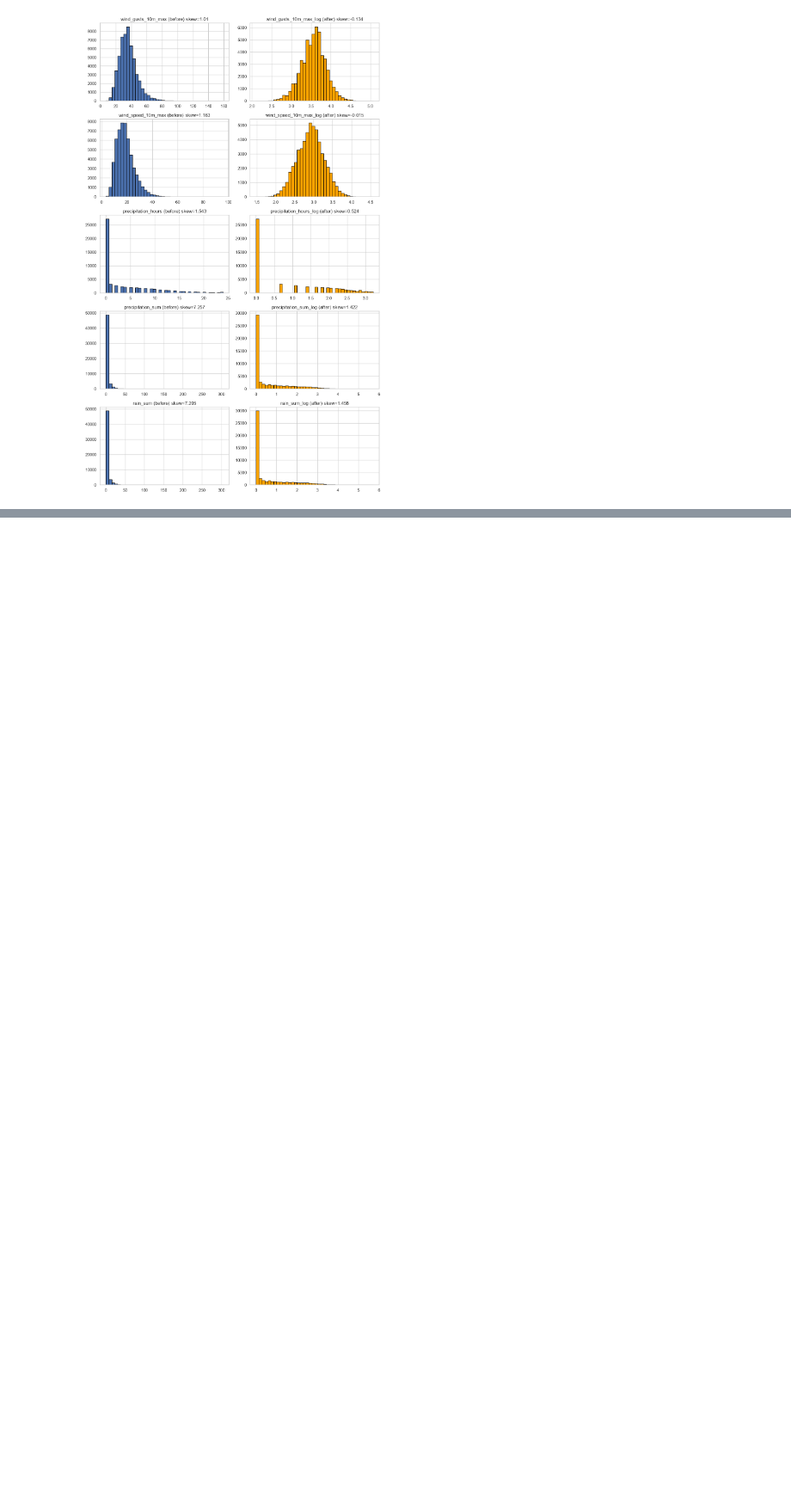
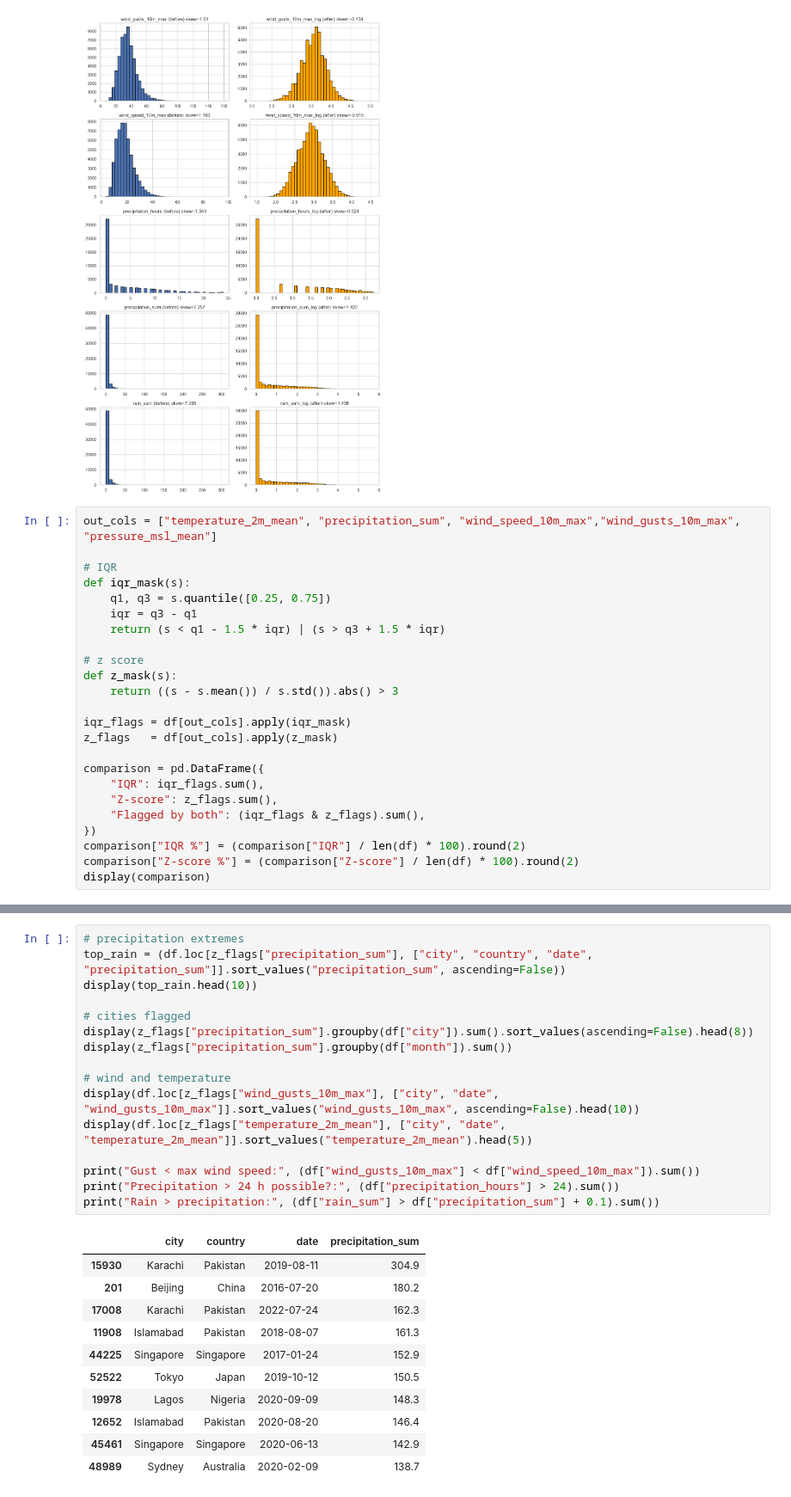
Before and after one commit to l250006/Weather-Data-Analyzer-, a Jupyter notebook: weather_analysis.ipynb, the cells around one changed output, grey strips where cells are left out. Shown at 86% size. Drawn from its saved outputs; the diff is of its cells as text; blank space fills up the shorter version.

```diff
--- a/weather_analysis.ipynb
+++ b/weather_analysis.ipynb
@@ -628,3 +628,27 @@ plt.tight_layout()
 plt.show()
 # %% [output]
 [figure]
+# %%
+out_cols = ["temperature_2m_mean", "precipitation_sum", "wind_speed_10m_max","wind_gusts_10m_max", "pressure_msl_mean"]
+
+# IQR
+def iqr_mask(s):
+    q1, q3 = s.quantile([0.25, 0.75])
+    iqr = q3 - q1
+    return (s < q1 - 1.5 * iqr) | (s > q3 + 1.5 * iqr)
+
+# z score
+def z_mask(s):
+    return ((s - s.mean()) / s.std()).abs() > 3
+
+iqr_flags = df[out_cols].apply(iqr_mask)
+z_flags   = df[out_cols].apply(z_mask)
+
+comparison = pd.DataFrame({
+    "IQR": iqr_flags.sum(),
+    "Z-score": z_flags.sum(),
+    "Flagged by both": (iqr_flags & z_flags).sum(),
+})
+comparison["IQR %"] = (comparison["IQR"] / len(df) * 100).round(2)
+comparison["Z-score %"] = (comparison["Z-score"] / len(df) * 100).round(2)
+display(comparison)
@@ -630,0 +662,28 @@ plt.show()
+# %%
+# precipitation extremes
+top_rain = (df.loc[z_flags["precipitation_sum"], ["city", "country", "date", "precipitation_sum"]].sort_values("precipitation_sum", ascending=False))
+display(top_rain.head(10))
+
+# cities flagged
+display(z_flags["precipitation_sum"].groupby(df["city"]).sum().sort_values(ascending=False).head(8))
+display(z_flags["precipitation_sum"].groupby(df["month"]).sum())
+
+# wind and temperature
+display(df.loc[z_flags["wind_gusts_10m_max"], ["city", "date", "wind_gusts_10m_max"]].sort_values("wind_gusts_10m_max", ascending=False).head(10))
+display(df.loc[z_flags["temperature_2m_mean"], ["city", "date", "temperature_2m_mean"]].sort_values("temperature_2m_mean").head(5))
+
+print("Gust < max wind speed:", (df["wind_gusts_10m_max"] < df["wind_speed_10m_max"]).sum())
+print("Precipitation > 24 h possible?:", (df["precipitation_hours"] > 24).sum())
+print("Rain > precipitation:", (df["rain_sum"] > df["precipitation_sum"] + 0.1).sum())
+# %% [output]
+|  | city | country | date | precipitation_sum |
+| 15930 | Karachi | Pakistan | 2019-08-11 | 304.9 |
+| 201 | Beijing | China | 2016-07-20 | 180.2 |
+| 17008 | Karachi | Pakistan | 2022-07-24 | 162.3 |
+| 11908 | Islamabad | Pakistan | 2018-08-07 | 161.3 |
+| 44225 | Singapore | Singapore | 2017-01-24 | 152.9 |
+| 52522 | Tokyo | Japan | 2019-10-12 | 150.5 |
+| 19978 | Lagos | Nigeria | 2020-09-09 | 148.3 |
+| 12652 | Islamabad | Pakistan | 2020-08-20 | 146.4 |
+| 45461 | Singapore | Singapore | 2020-06-13 | 142.9 |
+| 48989 | Sydney | Australia | 2020-02-09 | 138.7 |
```
Also changed, not shown: parts of 3 cells of this notebook.
